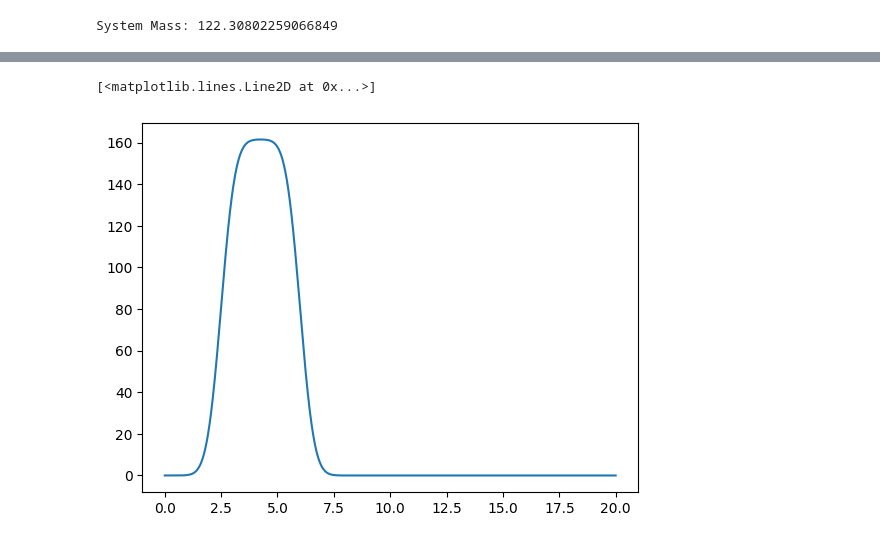
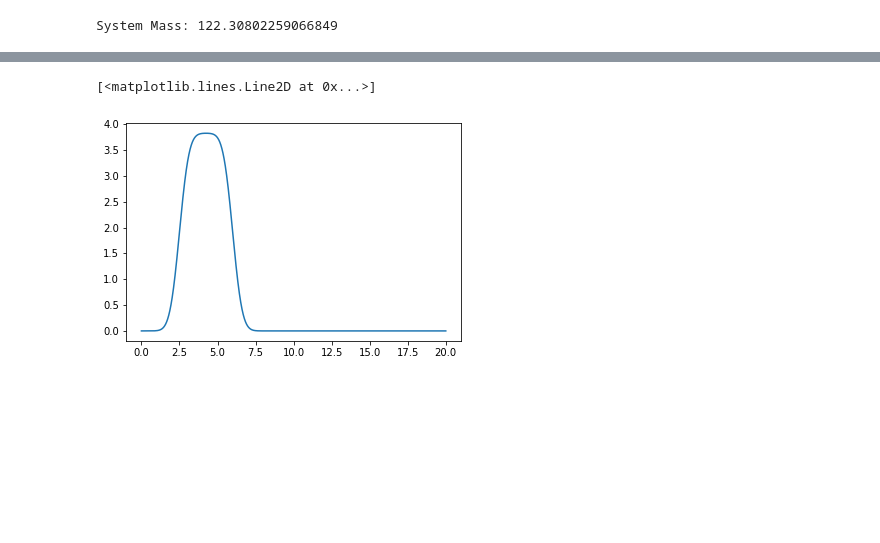
Before and after one commit to Umich-NASA-Big-Idea-Challenge/Speccing, a Jupyter notebook: Motion-Model.ipynb, the cells around one changed output, grey strips where cells are left out. Saved outputs shown, nothing was run; the diff lists cells and outputs as text; code cells hidden in the pictures; blank space fills up the shorter version.

```diff
--- a/Motion-Model.ipynb
+++ b/Motion-Model.ipynb
@@ -123,14 +123,13 @@ rho_steel = 7750
 rho_aluminum = 2700
 
 wheel_radius = .75 #Meters
-wheel_mass = M_w
-wheel_moment = I_wheel
+wheel_mass = M_w * safety_factor
+wheel_moment = I_wheel * safety_factor
 
-telescope_mass = M_telescope
-telescope_moment = I_telescope
+telescope_mass = M_telescope * safety_factor
+telescope_moment = I_telescope * safety_factor
 
 total_mass = wheel_mass + telescope_mass
-total_mass = total_mass*safety_factor #safety factor for mass calculations
 
 print(f'System Mass: {total_mass}')
 # %% [output]
@@ -155,12 +154,12 @@ contact_force = total_mass * ( scipy.constants.g * np.sin(theta) ) - telescope_m
 # %%
 # Wheel Torque Requirement
 # T_x = I_w * psi_ddot + F_w_2 * r_w;                                     % Total wheel torque (Nm)
 
-wheel_torque = (wheel_moment * angular_acceleration) + (contact_force * wheel_radius)
+wheel_torque = (wheel_moment * angular_acceleration)
 plt.plot(t,wheel_torque)
 # %% [output]
 [<matplotlib.lines.Line2D at 0x...>]
-[figure, old version]
+[figure, new version]
 # %%
 # Transmission Conversion
 # Transmission Parameters
```
Also changed, not shown: parts of 5 cells of this notebook.
